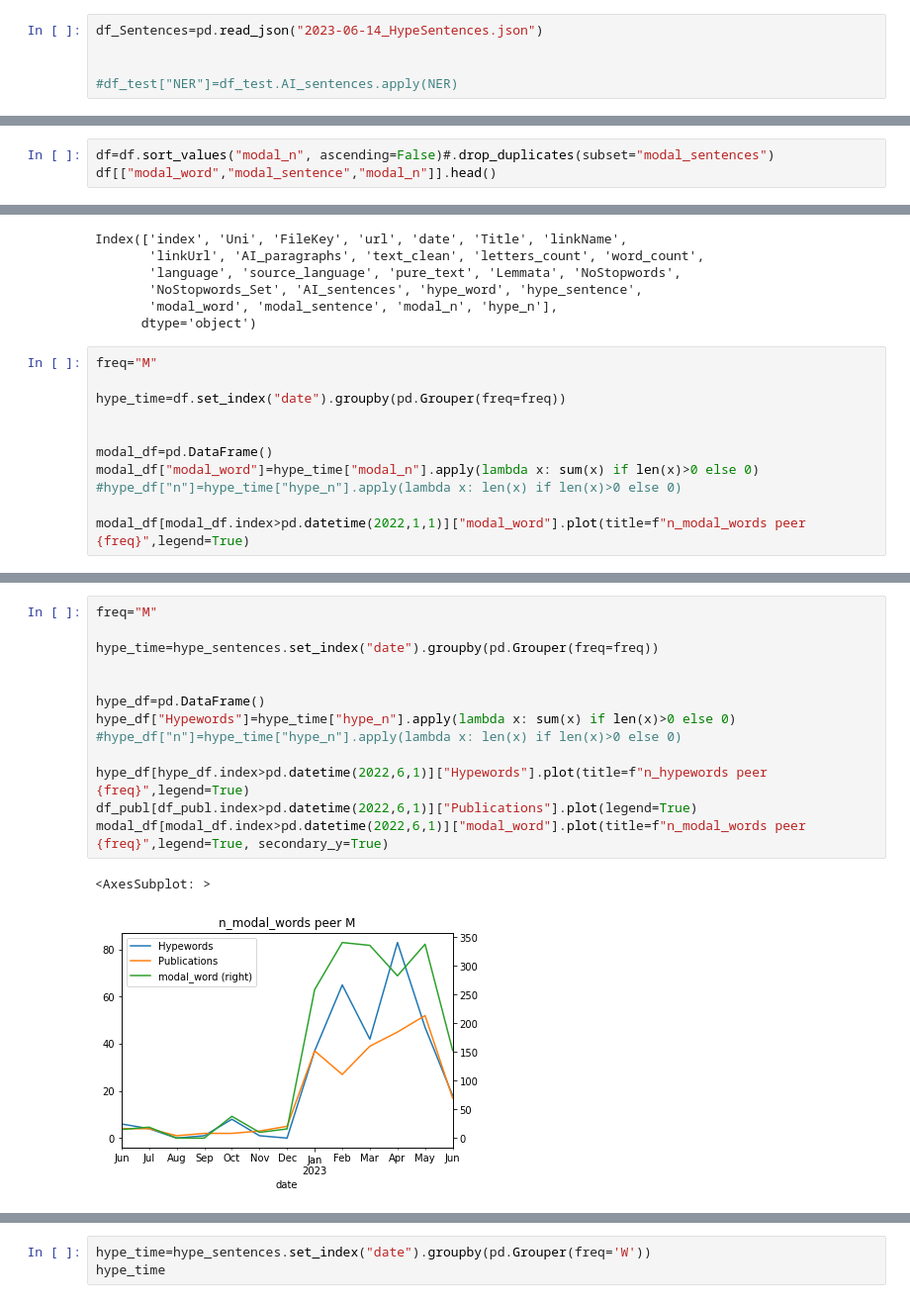
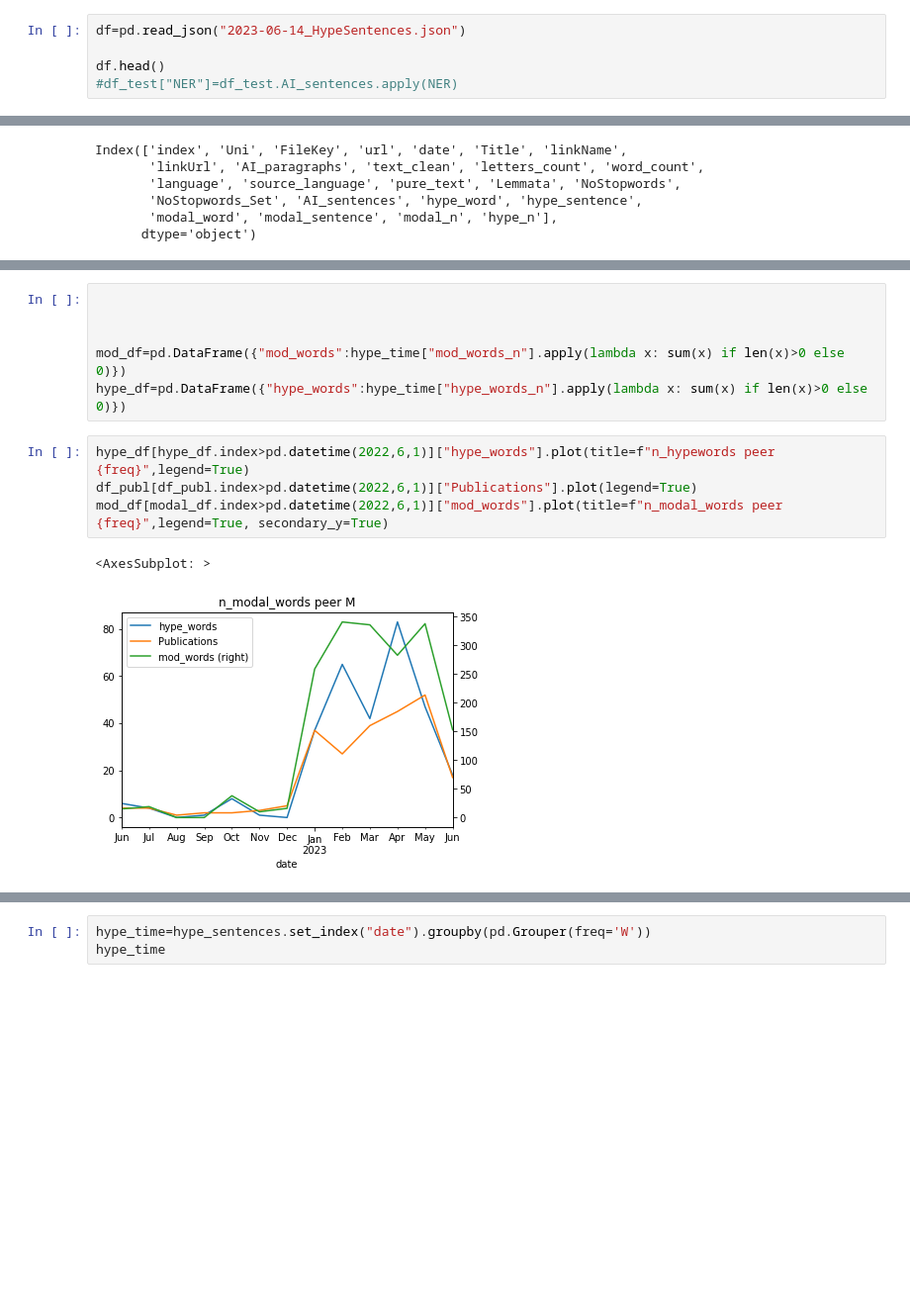
Before and after one commit to Klapperhorn/Zotero_HTML_annotation, a Jupyter notebook: file_analysis.ipynb, the cells around one changed output, grey strips where cells are left out. Shown at 99% size. Cells and saved outputs as stored; diff of their text form; blank space fills up the shorter version.

```diff
--- a/file_analysis.ipynb
+++ b/file_analysis.ipynb
@@ -82,7 +82,7 @@ Current Time = 12:24:03
 # %%
 df_Sentences.to_json("2023-06-14_HypeSentences.json")
 # %%
-df_Sentences=pd.read_json("2023-06-14_HypeSentences.json")
+df=pd.read_json("2023-06-14_HypeSentences.json")
 
-
+df.head()
 #df_test["NER"]=df_test.AI_sentences.apply(NER)
@@ -104,3 +138,0 @@ df["hype_n"]=df.hype_word.apply(lambda x: len(x) if isinstance(x,list) else 0)
-# %%
-df=df.sort_values("modal_n", ascending=False)#.drop_duplicates(subset="modal_sentences")
-df[["modal_word","modal_sentence","modal_n"]].head()
@@ -237,14 +295,3 @@ Index(['index', 'Uni', 'FileKey', 'url', 'date', 'Title', 'linkName',
        'NoStopwords_Set', 'AI_sentences', 'hype_word', 'hype_sentence',
        'modal_word', 'modal_sentence', 'modal_n', 'hype_n'],
       dtype='object')
-# %%
-freq="M"
-
-hype_time=df.set_index("date").groupby(pd.Grouper(freq=freq))
-
-
-modal_df=pd.DataFrame()
-modal_df["modal_word"]=hype_time["modal_n"].apply(lambda x: sum(x) if len(x)>0 else 0)
-#hype_df["n"]=hype_time["hype_n"].apply(lambda x: len(x) if len(x)>0 else 0)
-
-modal_df[modal_df.index>pd.datetime(2022,1,1)]["modal_word"].plot(title=f"n_modal_words peer {freq}",legend=True)
@@ -274,16 +298,13 @@ hype.key_modal
+# %%
+
+
+
+mod_df=pd.DataFrame({"mod_words":hype_time["mod_words_n"].apply(lambda x: sum(x) if len(x)>0 else 0)})
+hype_df=pd.DataFrame({"hype_words":hype_time["hype_words_n"].apply(lambda x: sum(x) if len(x)>0 else 0)})
 # %%
-freq="M"
-
-hype_time=hype_sentences.set_index("date").groupby(pd.Grouper(freq=freq))
-
-
-hype_df=pd.DataFrame()
-hype_df["Hypewords"]=hype_time["hype_n"].apply(lambda x: sum(x) if len(x)>0 else 0)
-#hype_df["n"]=hype_time["hype_n"].apply(lambda x: len(x) if len(x)>0 else 0)
-
-hype_df[hype_df.index>pd.datetime(2022,6,1)]["Hypewords"].plot(title=f"n_hypewords peer {freq}",legend=True)
+hype_df[hype_df.index>pd.datetime(2022,6,1)]["hype_words"].plot(title=f"n_hypewords peer {freq}",legend=True)
 df_publ[df_publ.index>pd.datetime(2022,6,1)]["Publications"].plot(legend=True)
-modal_df[modal_df.index>pd.datetime(2022,6,1)]["modal_word"].plot(title=f"n_modal_words peer {freq}",legend=True, secondary_y=True)
+mod_df[modal_df.index>pd.datetime(2022,6,1)]["mod_words"].plot(title=f"n_modal_words peer {freq}",legend=True, secondary_y=True)
 # %% [output]
 <AxesSubplot: >
-[figure, old version]
+[figure, new version]
```
Also changed, not shown: parts of 13 cells of this notebook, 1 other file.
